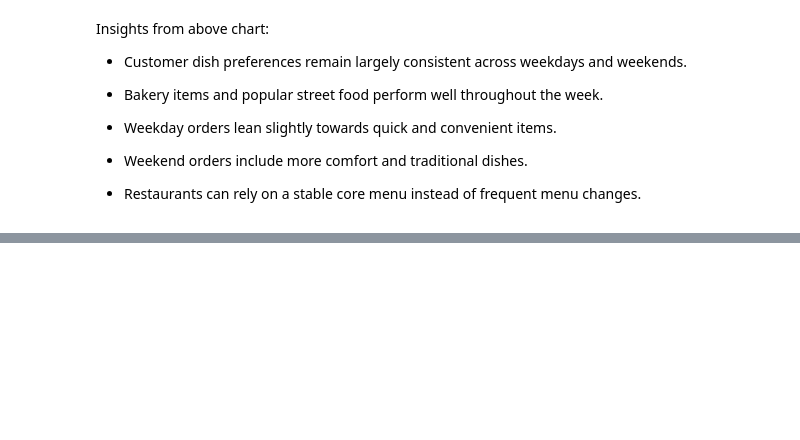
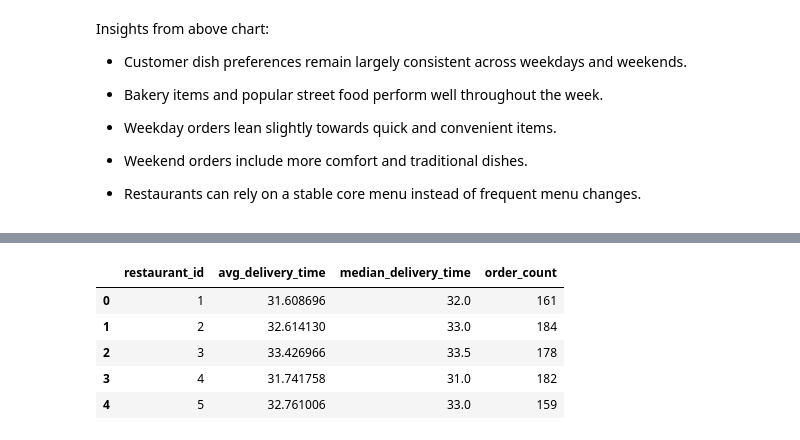
Before and after one commit to AvadhootAK/Restuarant-Data-Project, a Jupyter notebook: customer_behavior_analysis.ipynb, the cells around one changed output, grey strips where cells are left out. Cells and saved outputs as stored; diff of their text form; code cells hidden in the pictures; blank space fills up the shorter version.

```diff
--- a/customer_behavior_analysis.ipynb
+++ b/customer_behavior_analysis.ipynb
@@ -473,0 +563,11 @@ Insights from above chart:
+# %%
+restaurant_delivery = (
+    data
+    .groupby('restaurant_id')
+    .agg(
+        avg_delivery_time = ('delivery_time_minutes', 'mean'),
+        median_delivery_time = ('delivery_time_minutes', 'median'),
+        order_count= ('order_id', 'count')
+    )
+    .reset_index()
+)
@@ -473,0 +578,9 @@ Insights from above chart:
+# %%
+restaurant_delivery.head()
+# %% [output]
+|  | restaurant_id | avg_delivery_time | median_delivery_time | order_count |
+| 0 | 1 | 31.608696 | 32.0 | 161 |
+| 1 | 2 | 32.614130 | 33.0 | 184 |
+| 2 | 3 | 33.426966 | 33.5 | 178 |
+| 3 | 4 | 31.741758 | 31.0 | 182 |
+| 4 | 5 | 32.761006 | 33.0 | 159 |
```
Also changed, not shown: parts of 13 cells of this notebook.
